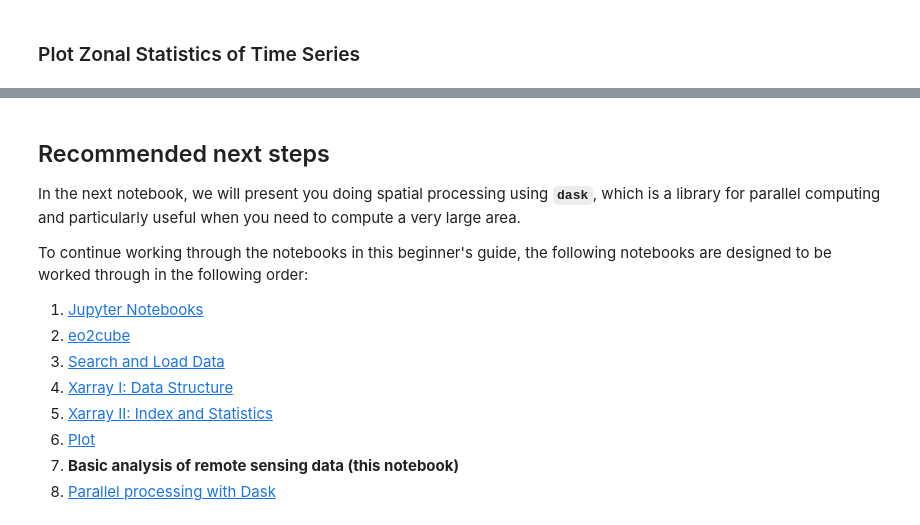
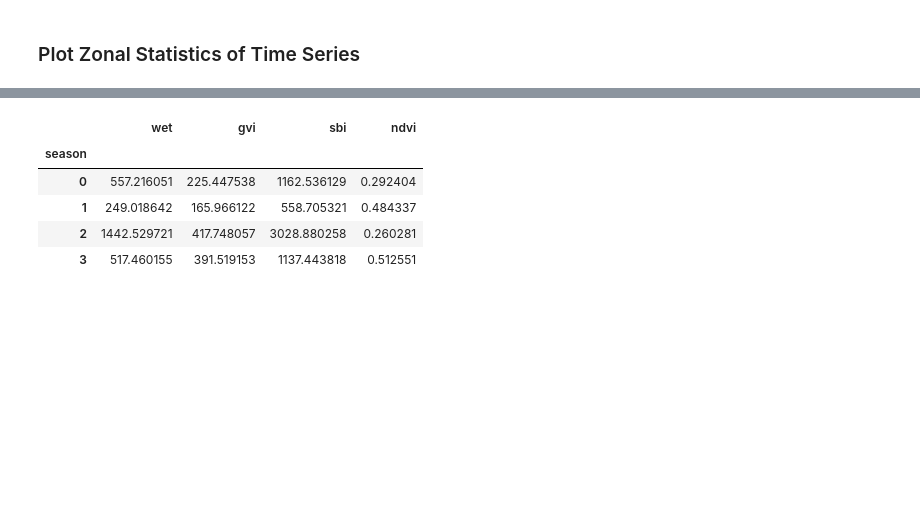
Before and after one commit to eo2cube/eo2cube_notebooks, a Jupyter notebook: get_started/intro_to_eo2cube/07_basic_analysis.ipynb, the cells around one changed output, grey strips where cells are left out. Saved outputs shown, nothing was run; the diff lists cells and outputs as text; code cells hidden in the pictures; blank space fills up the shorter version.

```diff
--- a/get_started/intro_to_eo2cube/07_basic_analysis.ipynb
+++ b/get_started/intro_to_eo2cube/07_basic_analysis.ipynb
@@ -271,26 +268,0 @@ df_all
-# %%
-df = df_all
-
-fig, axes = plt.subplots(nrows=1, ncols=4, figsize=(20,20))
-# Initialize the figure style
-plt.style.use('seaborn-darkgrid')
-
-# create a color palette
-palette = plt.get_cmap('Set1')
-
-# multiple line plot
-num=0
-for column in df.drop('season', axis=1):
-    num+=1
-
-    # Find the right spot on the plot
-    plt.subplot(4,4,num)
-
-    # Plot the lineplot
-    plt.plot(df['season'], df[column], marker='', color=palette(num), linewidth=1.9, alpha=0.9, label=column)
-
-    # Add title
-    plt.title(column, loc='left', fontsize=12, fontweight=0, color=palette(num) )
-
-# Show the graph
-plt.show()
@@ -299,15 +268,0 @@ plt.show()
-# %% [markdown]
-## Recommended next steps
-
-In the next notebook, we will present you doing spatial processing using **`dask`**, which is a library for parallel computing and particularly useful when you need to compute a very large area.
-
-To continue working through the notebooks in this beginner's guide, the following notebooks are designed to be worked through in the following order:
-
-1. [Jupyter Notebooks](01_jupyter_introduction.ipynb)
-2. [eo2cube](02_eo2cube.ipynb)
-3. [Search and Load Data](03_products_and_measurements.ipynb)
-4. [Xarray I: Data Structure](04)
-5. [Xarray II: Index and Statistics](05_advanced_xarray.ipynb)
-6. [Plot](06_plotting.ipynb)
-7. **Basic analysis of remote sensing data (this notebook)**
-8. [Parallel processing with Dask](08_parallel_processing_with_dask.ipynb)
@@ -313,0 +275,10 @@ To continue working through the notebooks in this beginner's guide, the followin
+# %%
+df_new = zonal(ds_clip)
+df_new
+# %% [output]
+|  | wet | gvi | sbi | ndvi |
+| season |  |  |  |  |
+| 0 | 557.216051 | 225.447538 | 1162.536129 | 0.292404 |
+| 1 | 249.018642 | 165.966122 | 558.705321 | 0.484337 |
+| 2 | 1442.529721 | 417.748057 | 3028.880258 | 0.260281 |
+| 3 | 517.460155 | 391.519153 | 1137.443818 | 0.512551 |
```
Also changed, not shown: parts of 31 cells of this notebook.
